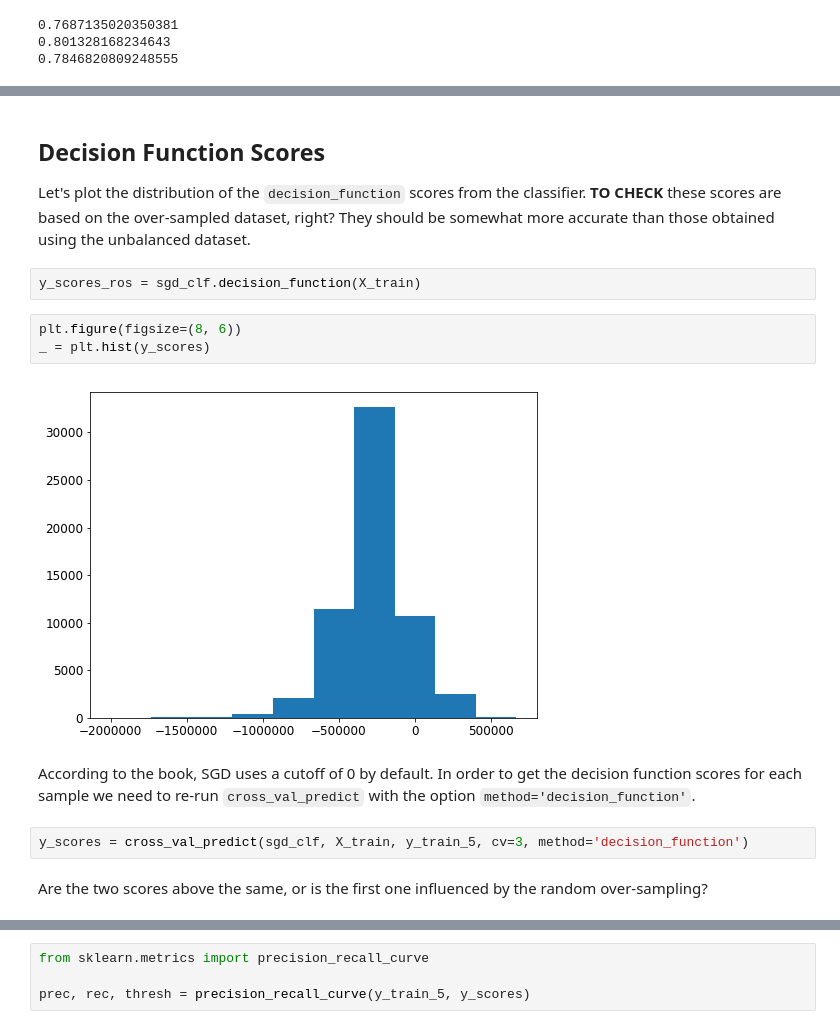
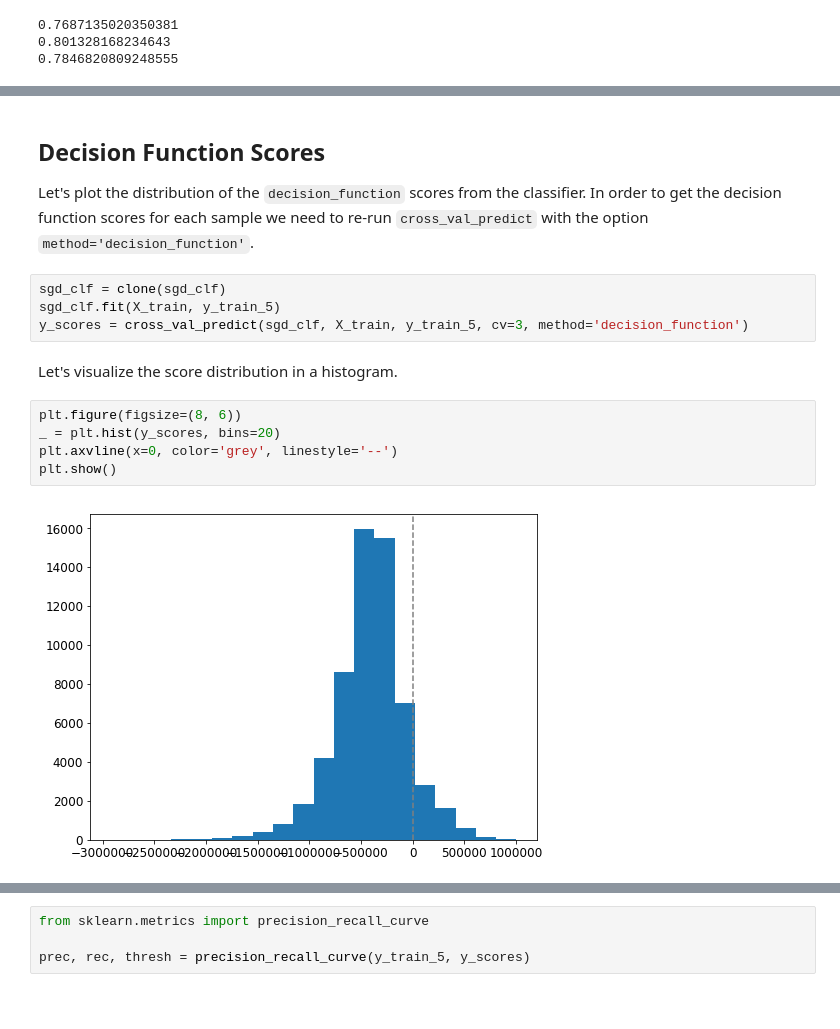
Before and after one commit to fudp/handsonml, a Jupyter notebook: chapter3.ipynb, the cells around one changed output, grey strips where cells are left out. Cells and saved outputs as stored; diff of their text form; blank space fills up the shorter version.

```diff
--- a/chapter3.ipynb
+++ b/chapter3.ipynb
@@ -189,17 +189,17 @@ Note that in the Scikit-Learn documentation, they recommend using the [cross_val
 # %% [markdown]
 ## Decision Function Scores
 
-Let's plot the distribution of the `decision_function` scores from the classifier. **TO CHECK** these scores are based on the over-sampled dataset, right? They should be somewhat more accurate than those obtained using the unbalanced dataset.
+Let's plot the distribution of the `decision_function` scores from the classifier. In order to get the decision function scores for each sample we need to re-run `cross_val_predict` with the option `method='decision_function'`.
-# %%
-y_scores_ros = sgd_clf.decision_function(X_train)
+# %%
+sgd_clf = clone(sgd_clf)
+sgd_clf.fit(X_train, y_train_5)
+y_scores = cross_val_predict(sgd_clf, X_train, y_train_5, cv=3, method='decision_function')
+# %% [markdown]
+Let's visualize the score distribution in a histogram.
 # %%
 plt.figure(figsize=(8, 6))
-_ = plt.hist(y_scores)
+_ = plt.hist(y_scores, bins=20)
+plt.axvline(x=0, color='grey', linestyle='--')
+plt.show()
 # %% [output]
-[figure, old version]
+[figure, new version]
-# %% [markdown]
-According to the book, SGD uses a cutoff of 0 by default. In order to get the decision function scores for each sample we need to re-run `cross_val_predict` with the option `method='decision_function'`.
-# %%
-y_scores = cross_val_predict(sgd_clf, X_train, y_train_5, cv=3, method='decision_function')
-# %% [markdown]
-Are the two scores above the same, or is the first one influenced by the random over-sampling?
```
Also changed, not shown: parts of 42 cells of this notebook, 5 other files.
